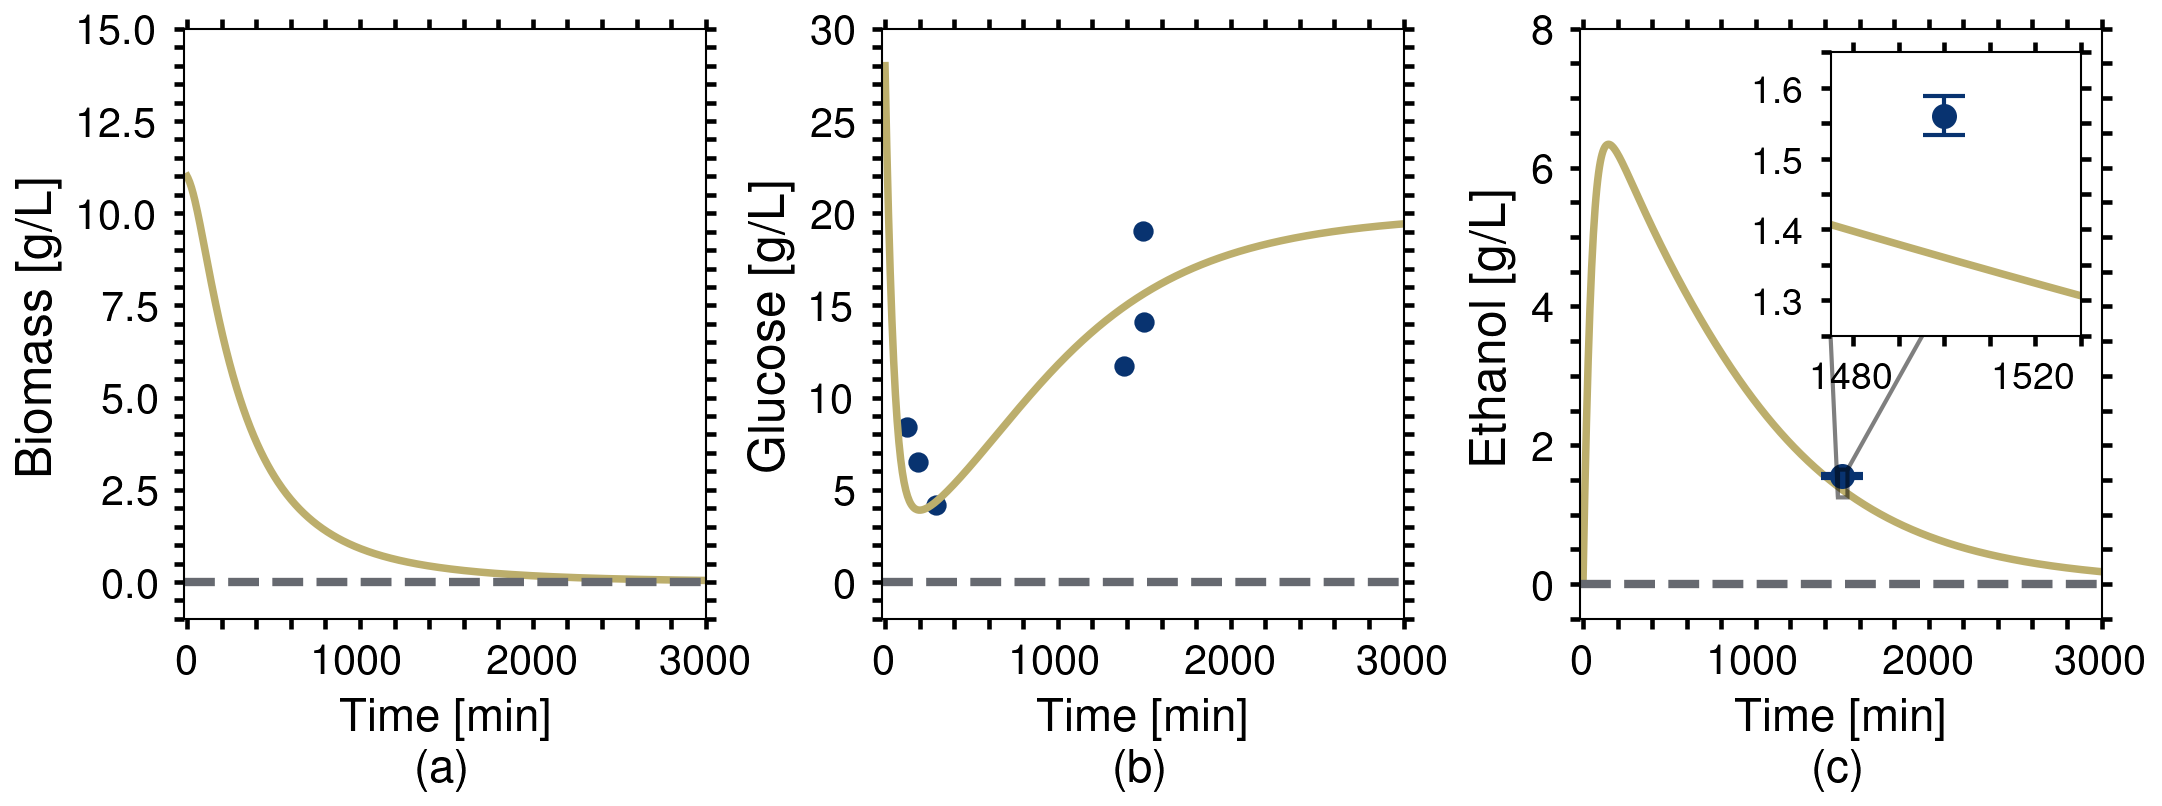
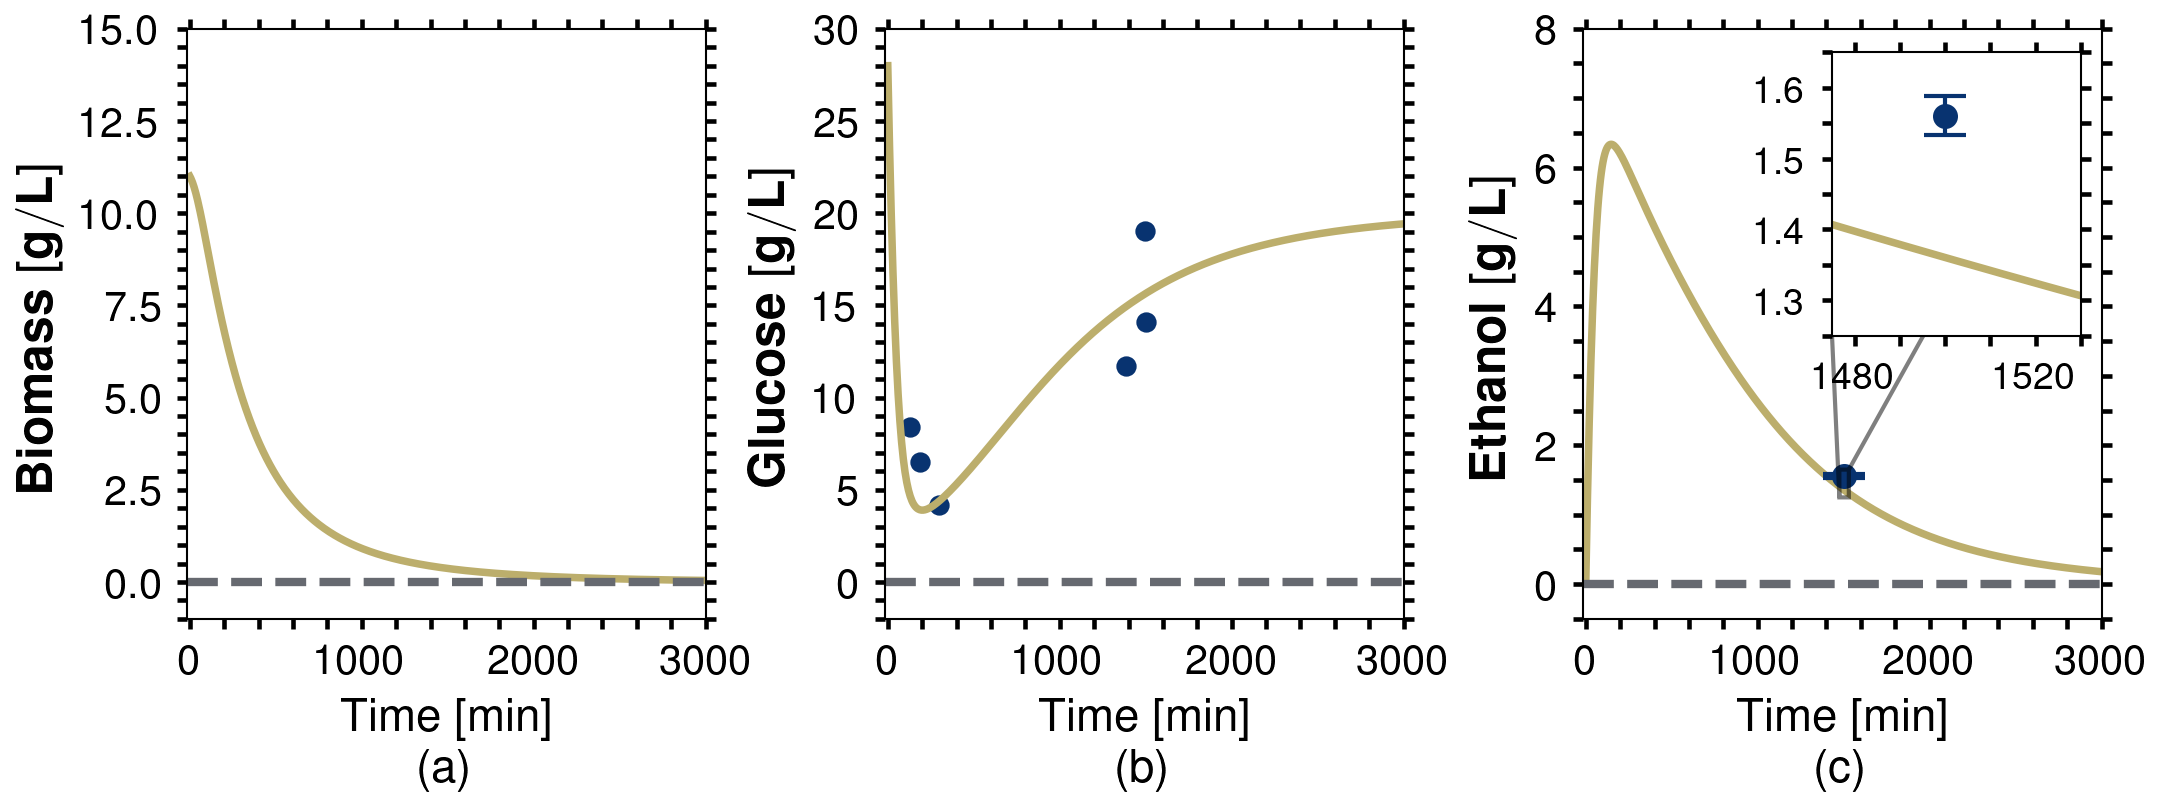
Unified diff of the notebook cell whose output changed from the first chart to the second:
--- before
+++ after
@@ -17,5 +17,5 @@
 a1.tick_params(which='both', direction='out', length=2.5, width=1.1, labelsize=10.0)
 a1.set_xlabel('Time [min] \n (a)', fontsize=11.0)
-a1.set_ylabel('Biomass [g/L]', fontsize=12.0)
+a1.set_ylabel(r'$\mathbf{Biomass \ [g/L]}$', fontsize=12.0, fontweight='bold')
 
 # axes 2: glucose
@@ -27,5 +27,5 @@
 a2.tick_params(which='both', direction='out', length=2.5, width=1.1, labelsize=10.0)
 a2.set_xlabel('Time [min] \n (b)', fontsize=11.0)
-a2.set_ylabel('Glucose [g/L]', fontsize=12.0)
+a2.set_ylabel(r'$\mathbf{Glucose \ [g/L]}$', fontsize=12.0, fontweight='bold')
 
 # axes 3: ethanol
@@ -38,5 +38,5 @@
 a3.tick_params(which='both', direction='out', length=2.5, width=1.1, labelsize=10.0)
 a3.set_xlabel('Time [min] \n (c)', fontsize=11.0)
-a3.set_ylabel('Ethanol [g/L]', fontsize=12.0)
+a3.set_ylabel(r'$\mathbf{Ethanol \ [g/L]}$', fontsize=12.0)
 
 # create zoomed area

Commit: Added gitignore. Modified plots.